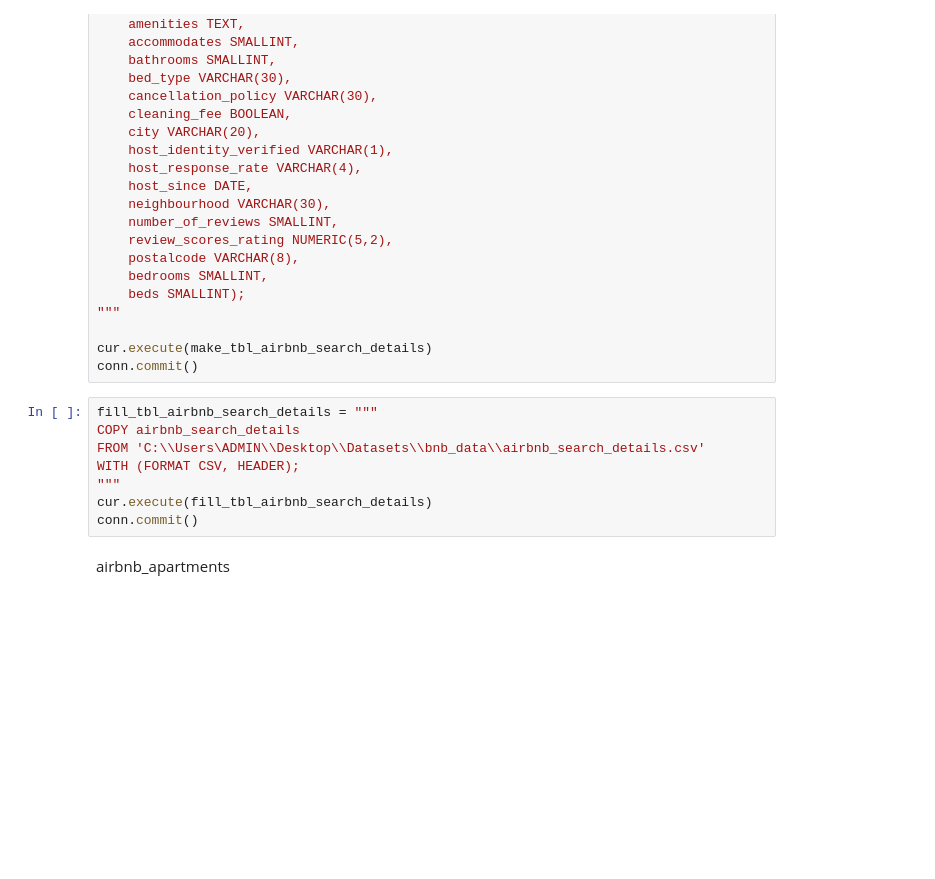
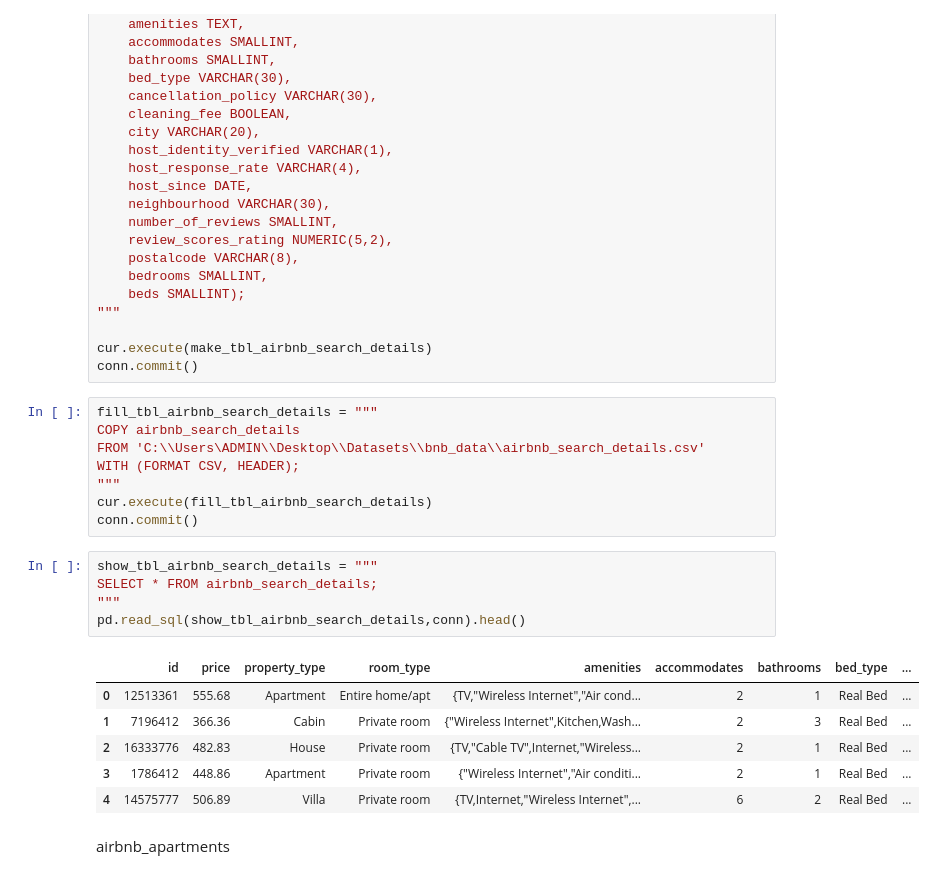
Before and after one commit to Waleed18574/SQLPortfolio, a Jupyter notebook: Project_3_Airbnb_Analytics/notebook/Airbnb_Analytics.ipynb, the cells around one changed output. Drawn from its saved outputs; the diff is of its cells as text; blank space fills up the shorter version.

Commit message:
updating the notebook with photos of the tables

```diff
--- a/Project_3_Airbnb_Analytics/notebook/Airbnb_Analytics.ipynb
+++ b/Project_3_Airbnb_Analytics/notebook/Airbnb_Analytics.ipynb
@@ -74,6 +74,18 @@ WITH (FORMAT CSV, HEADER);
 """
 cur.execute(fill_tbl_airbnb_search_details)
 conn.commit()
+# %%
+show_tbl_airbnb_search_details = """
+SELECT * FROM airbnb_search_details;
+"""
+pd.read_sql(show_tbl_airbnb_search_details,conn).head()
+# %% [output]
+|  | id | price | property_type | room_type | amenities | accommodates | bathrooms | bed_type | ... |
+| 0 | 12513361 | 555.68 | Apartment | Entire home/apt | {TV,"Wireless Internet","Air cond... | 2 | 1 | Real Bed | ... |
+| 1 | 7196412 | 366.36 | Cabin | Private room | {"Wireless Internet",Kitchen,Wash... | 2 | 3 | Real Bed | ... |
+| 2 | 16333776 | 482.83 | House | Private room | {TV,"Cable TV",Internet,"Wireless... | 2 | 1 | Real Bed | ... |
+| 3 | 1786412 | 448.86 | Apartment | Private room | {"Wireless Internet","Air conditi... | 2 | 1 | Real Bed | ... |
+| 4 | 14575777 | 506.89 | Villa | Private room | {TV,Internet,"Wireless Internet",... | 6 | 2 | Real Bed | ... |
 # %% [markdown]
 airbnb_apartments
 # %%
```
Also changed, not shown: parts of 20 cells of this notebook, 11 other files.
